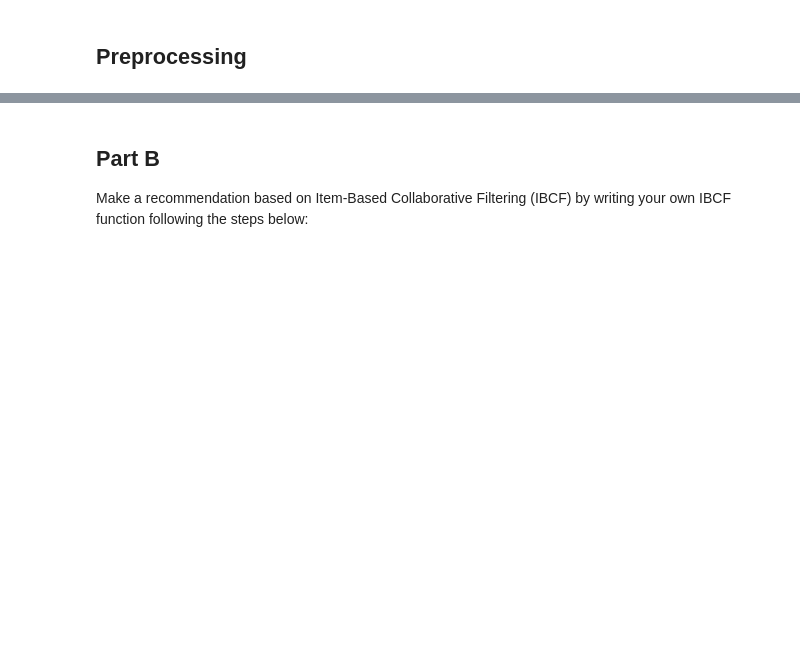
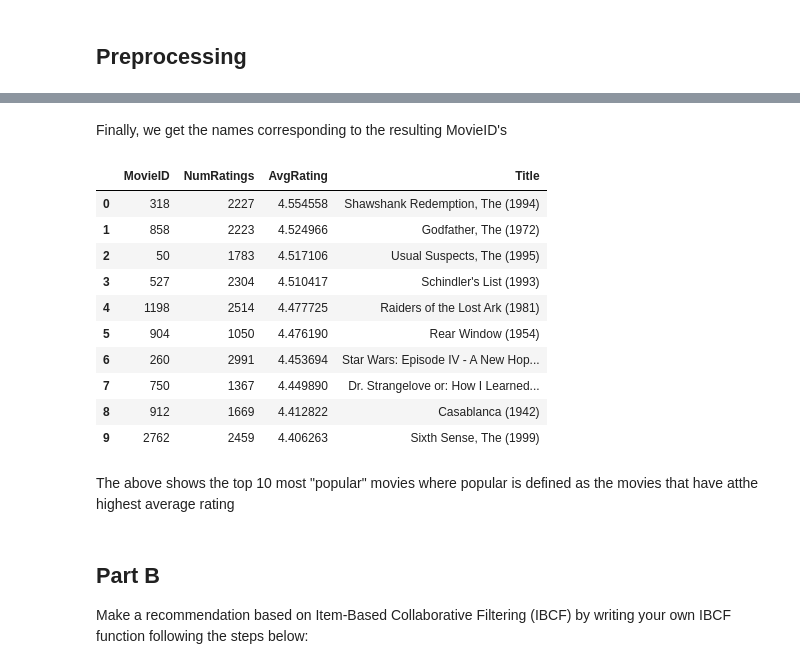
Before and after one commit to adiswami14/movie-recommender, a Jupyter notebook: MovieRecommendation.ipynb, the cells around one changed output, grey strips where cells are left out. Cells and saved outputs as stored; diff of their text form; code cells hidden in the pictures; blank space fills up the shorter version.

```diff
--- a/MovieRecommendation.ipynb
+++ b/MovieRecommendation.ipynb
@@ -72,0 +102,6 @@ movies based on ratings for movies with at least 1,000 ratings, report these num
+# %%
+# Drop UserID and Timestamp since we don't need these to determine the most popular movies. Rating can be removed since we will use the AvgRating.
+popular_movies = ratings_df.drop(columns=["UserID", "Timestamp", "Rating"])
+# We will be filtering using NumRatings at some point. But duplicate movies will have the same "NumRatings"
+# so we need to drop duplicates
+popular_movies = popular_movies.drop_duplicates('MovieID')
@@ -72,0 +129,4 @@ movies based on ratings for movies with at least 1,000 ratings, report these num
+# %%
+top10 = popular_movies.nlargest(10, "AvgRating")
+print(top10.columns)
+print(top10)
@@ -73,3 +146,24 @@ movies based on ratings for movies with at least 1,000 ratings, report these num
+# %% [markdown]
+Finally, we get the names corresponding to the resulting MovieID's
+# %%
+# Get back the names of these 10 movies based on the ID
+
+top10 = top10.merge(movies_df[["MovieID", "Title"]], on="MovieID", how="left")
+top10
+# %% [output]
+|  | MovieID | NumRatings | AvgRating | Title |
+| 0 | 318 | 2227 | 4.554558 | Shawshank Redemption, The (1994) |
+| 1 | 858 | 2223 | 4.524966 | Godfather, The (1972) |
+| 2 | 50 | 1783 | 4.517106 | Usual Suspects, The (1995) |
+| 3 | 527 | 2304 | 4.510417 | Schindler's List (1993) |
+| 4 | 1198 | 2514 | 4.477725 | Raiders of the Lost Ark (1981) |
+| 5 | 904 | 1050 | 4.476190 | Rear Window (1954) |
+| 6 | 260 | 2991 | 4.453694 | Star Wars: Episode IV - A New Hop... |
+| 7 | 750 | 1367 | 4.449890 | Dr. Strangelove or: How I Learned... |
+| 8 | 912 | 1669 | 4.412822 | Casablanca (1942) |
+| 9 | 2762 | 2459 | 4.406263 | Sixth Sense, The (1999) |
+# %% [markdown]
+The above shows the top 10 most "popular" movies where popular is defined as the movies that have atthe highest average rating
 # %% [markdown]
 ## Part B
 
```
Also changed, not shown: parts of 22 cells of this notebook.
